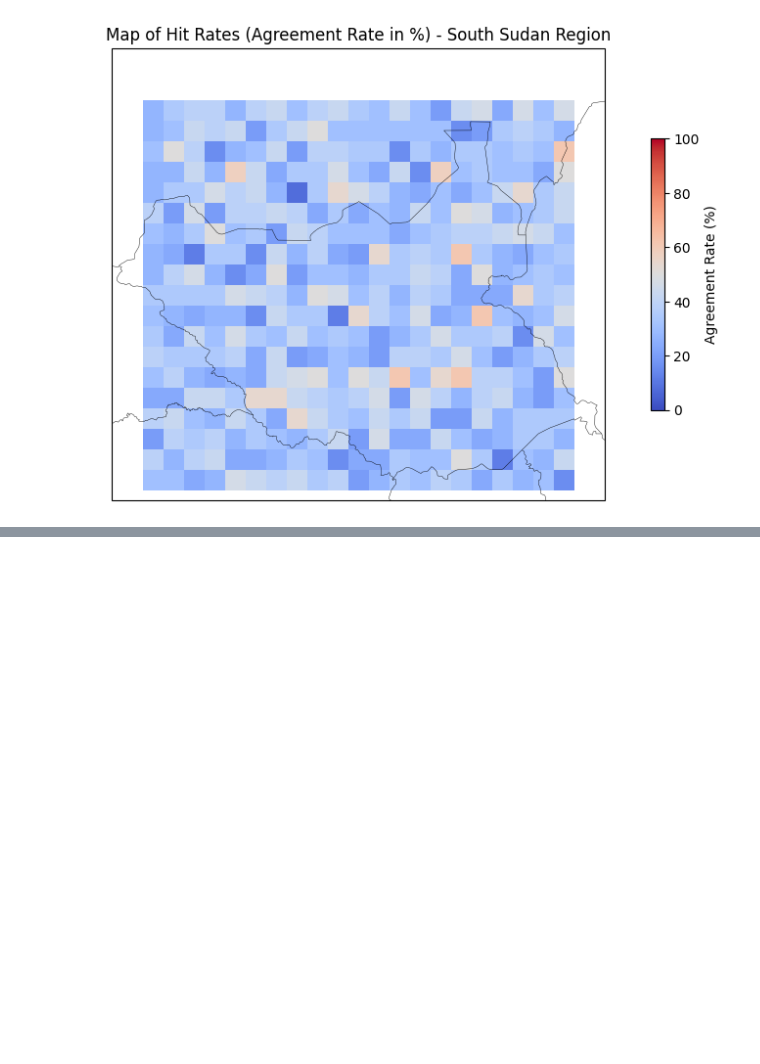
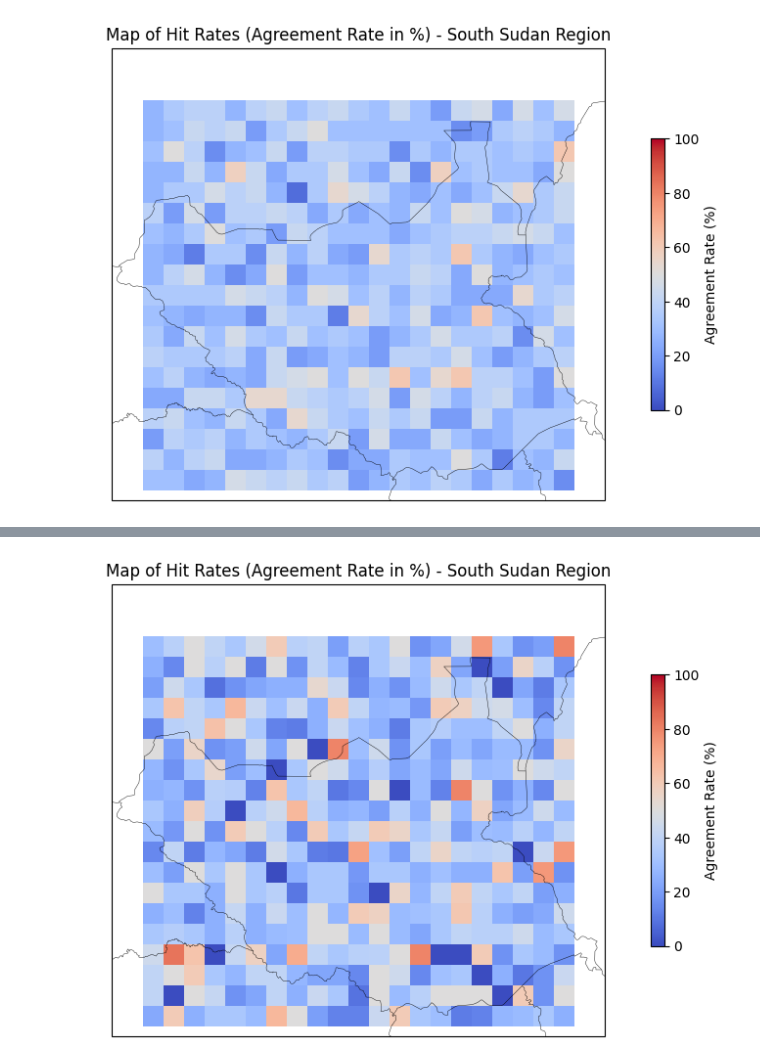
Before and after one commit to yatli24/CHC, a Jupyter notebook: Jupyter notebooks/Tercile_Hit_Rate.ipynb, the cells around one changed output, grey strips where cells are left out. Cells and saved outputs as stored; diff of their text form; code cells hidden in the pictures; blank space fills up the shorter version.

Commit message:
update tercile hit rate

```diff
--- a/Jupyter notebooks/Tercile_Hit_Rate.ipynb
+++ b/Jupyter notebooks/Tercile_Hit_Rate.ipynb
@@ -448,3 +448,57 @@ Downloading Cartopy-0.24.1-cp311-cp311-manylinux_2_17_x86_64.manylinux2014_x86_6
 Installing collected packages: cartopy
 Successfully installed cartopy-0.24.1
 [figure]
+# %%
+# another plot similar to laura's from the guidance document
+# this takes all the times chirps classified precip as low, and plots the agreement rate of the model
+# some of the pixels will be blank, this is when any disaggreement happens
+
+# subset where all chirps tercile classifications are low
+agreement_per_pixel_low = df[df['tercile_category_chirps'] == 'Low']
+
+# compute agreement rate by pixel, for all years all months all lead times
+agreement_per_pixel_low = agreement_per_pixel_low.groupby(['latitude', 'longitude', 'month', 'lead_time'])["agreement_rate"].mean() * 100
+
+## reset index for plotting
+agreement_per_pixel_low = agreement_per_pixel_low.reset_index()
+
+# plot the results
+import matplotlib.pyplot as plt
+# !pip install cartopy
+import cartopy.crs as ccrs
+import cartopy.feature as cfeature
+import pandas as pd
+import numpy as np
+
+# Define grid spacing
+latitudes = sorted(agreement_per_pixel_low['latitude'].unique())
+longitudes = sorted(agreement_per_pixel_low['longitude'].unique())
+
+# Create a grid of values
+lat_grid, lon_grid = np.meshgrid(latitudes, longitudes, indexing='ij')
+agreement_grid = np.full_like(lat_grid, np.nan, dtype=np.float64)
+
+# Fill the grid with agreement rate values
+for _, row in agreement_per_pixel_low.iterrows():
+    lat_idx = np.where(latitudes == row['latitude'])[0][0]
+    lon_idx = np.where(longitudes == row['longitude'])[0][0]
+    agreement_grid[lat_idx, lon_idx] = row['agreement_rate']
+
+# Create a figure and axis with a map projection
+fig, ax = plt.subplots(figsize=(12, 6), subplot_kw={'projection': ccrs.PlateCarree()})
+ax.set_extent([24, 36, 3, 14], crs=ccrs.PlateCarree())  # Zoom into South Sudan
+ax.add_feature(cfeature.COASTLINE, linewidth=0.5)
+ax.add_feature(cfeature.BORDERS, linewidth=0.3)
+
+# Plot the heatmap with pcolormesh
+mesh = ax.pcolormesh(lon_grid, lat_grid, agreement_grid, cmap='coolwarm', vmin=0, vmax=100, shading='auto')
+
+# Add a colorbar
+cbar = plt.colorbar(mesh, ax=ax, orientation='vertical', shrink=0.6)
+cbar.set_label('Agreement Rate (%)')
+
+# Set title
+ax.set_title('Map of Hit Rates (Agreement Rate in %) - South Sudan Region')
+
+plt.show()
+# %% [output]
@@ -451,3 +521,4 @@ Successfully installed cartopy-0.24.1
+[figure, added]
 # %%
 # CAN CALCULATE MONTHLY OR YEARLY PRECIP MEANS AND THEN TAKE TERCILES DEPENDING ON WHAT'S DESIRED
 # 1997 SEPTEMBER FOR GFDL IS MISSING, NOT ON FTP
```
Also changed, not shown: parts of 1 cell of this notebook.
